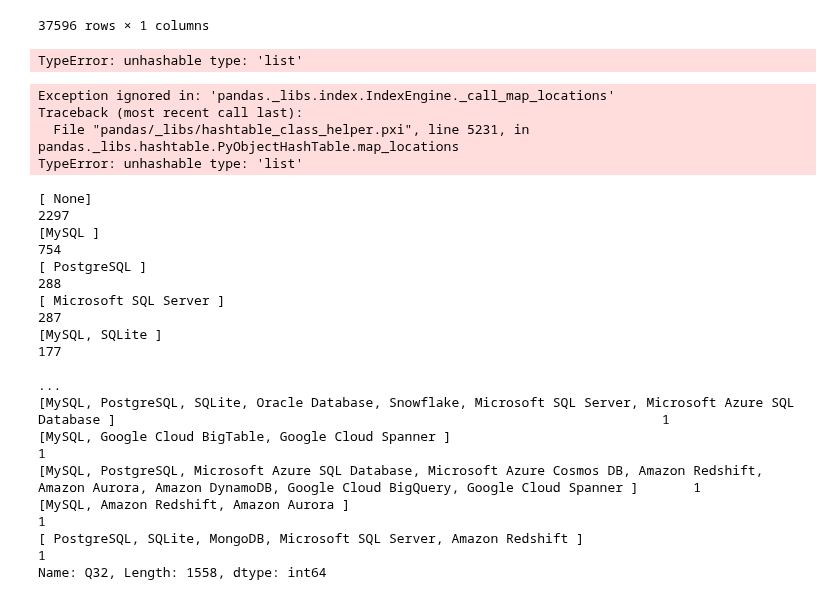
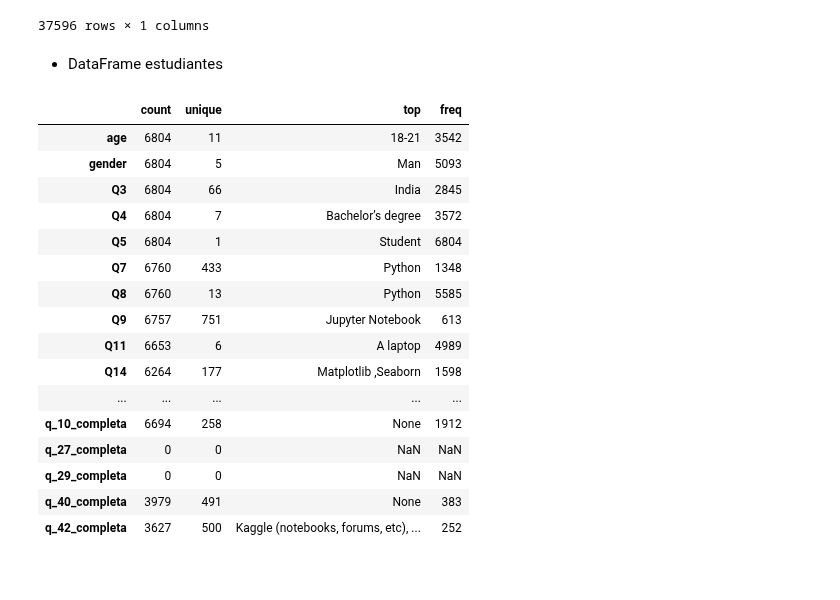
Before and after one commit to Adalab/EDA-ETL-project, a Jupyter notebook: eda.ipynb, the cells around one changed output. Cells and saved outputs as stored; diff of their text form; code cells hidden in the pictures; blank space fills up the shorter version.

```diff
--- a/eda.ipynb
+++ b/eda.ipynb
@@ -176,23 +239,26 @@ q32_split.explode(['Q32'])
 | 25971 | NaN |
 | 25972 | NaN |
 37596 rows × 1 columns
-# %%
-q32_split['Q32'].value_counts()
-# %% [output]
-TypeError: unhashable type: 'list'
-Exception ignored in: 'pandas._libs.index.IndexEngine._call_map_locations'
-Traceback (most recent call last):
-  File "pandas/_libs/hashtable_class_helper.pxi", line 5231, in pandas._libs.hashtable.PyObjectHashTable.map_locations
-TypeError: unhashable type: 'list'
-[ None]                                                                                                                                                                        2297
-[MySQL ]                                                                                                                                                                        754
-[ PostgreSQL ]                                                                                                                                                                  288
-[ Microsoft SQL Server ]                                                                                                                                                        287
-[MySQL, SQLite ]                                                                                                                                                                177
-                                                                                                                                                                               ...
-[MySQL, PostgreSQL, SQLite, Oracle Database, Snowflake, Microsoft SQL Server, Microsoft Azure SQL Database ]                                                                      1
-[MySQL, Google Cloud BigTable, Google Cloud Spanner ]                                                                                                                             1
-[MySQL, PostgreSQL, Microsoft Azure SQL Database, Microsoft Azure Cosmos DB, Amazon Redshift, Amazon Aurora, Amazon DynamoDB, Google Cloud BigQuery, Google Cloud Spanner ]       1
-[MySQL, Amazon Redshift, Amazon Aurora ]                                                                                                                                          1
-[ PostgreSQL, SQLite, MongoDB, Microsoft SQL Server, Amazon Redshift ]                                                                                                            1
-Name: Q32, Length: 1558, dtype: int64
+# %% [markdown]
+- DataFrame estudiantes
+# %%
+df_student = df[df['Q5'] == 'Student']
+df_student.describe(include= 'all').T
+# %% [output]
+|  | count | unique | top | freq |
+| age | 6804 | 11 | 18-21 | 3542 |
+| gender | 6804 | 5 | Man | 5093 |
+| Q3 | 6804 | 66 | India | 2845 |
+| Q4 | 6804 | 7 | Bachelor’s degree | 3572 |
+| Q5 | 6804 | 1 | Student | 6804 |
+| Q7 | 6760 | 433 | Python | 1348 |
+| Q8 | 6760 | 13 | Python | 5585 |
+| Q9 | 6757 | 751 | Jupyter Notebook | 613 |
+| Q11 | 6653 | 6 | A laptop | 4989 |
+| Q14 | 6264 | 177 | Matplotlib ,Seaborn | 1598 |
+| ... | ... | ... | ... | ... |
+| q_10_completa | 6694 | 258 | None | 1912 |
+| q_27_completa | 0 | 0 | NaN | NaN |
+| q_29_completa | 0 | 0 | NaN | NaN |
+| q_40_completa | 3979 | 491 | None | 383 |
+| q_42_completa | 3627 | 500 | Kaggle (notebooks, forums, etc), ... | 252 |
```
Also changed, not shown: parts of 15 cells of this notebook.
